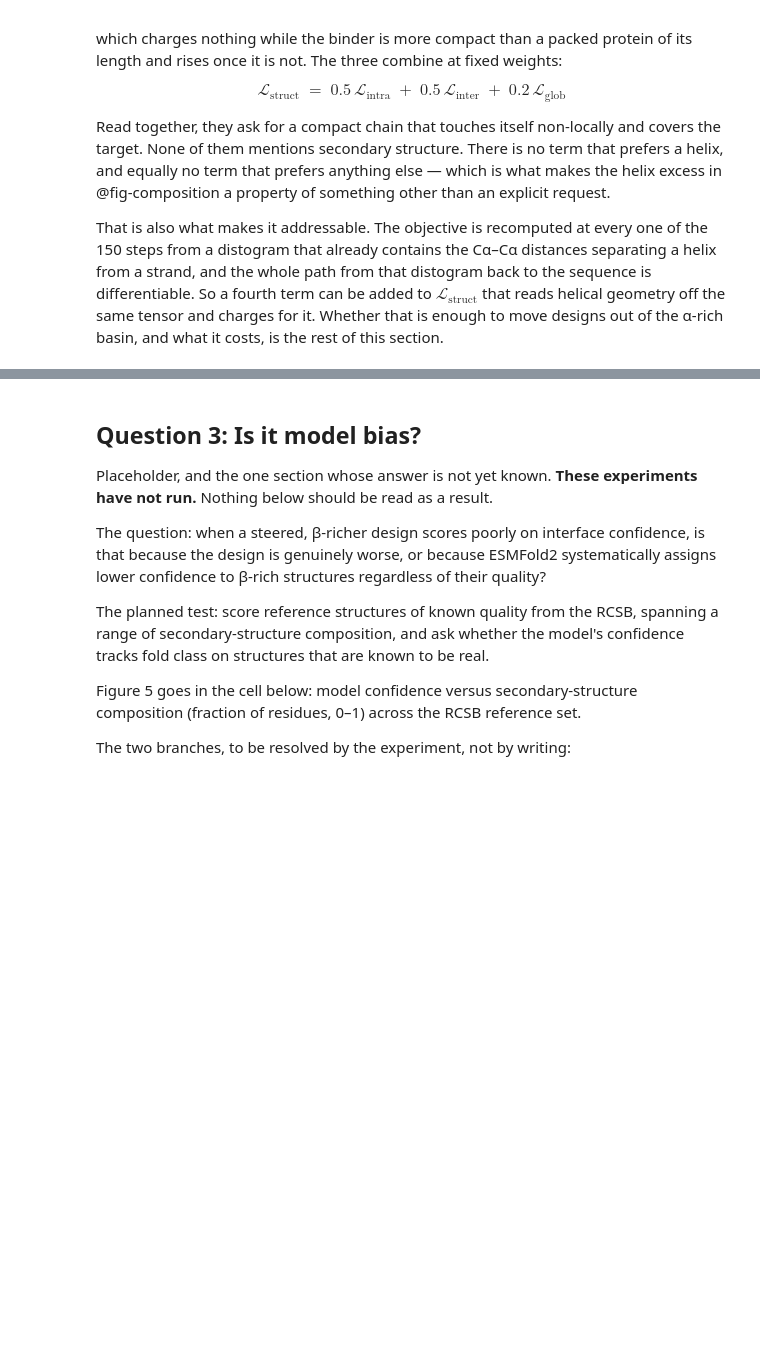
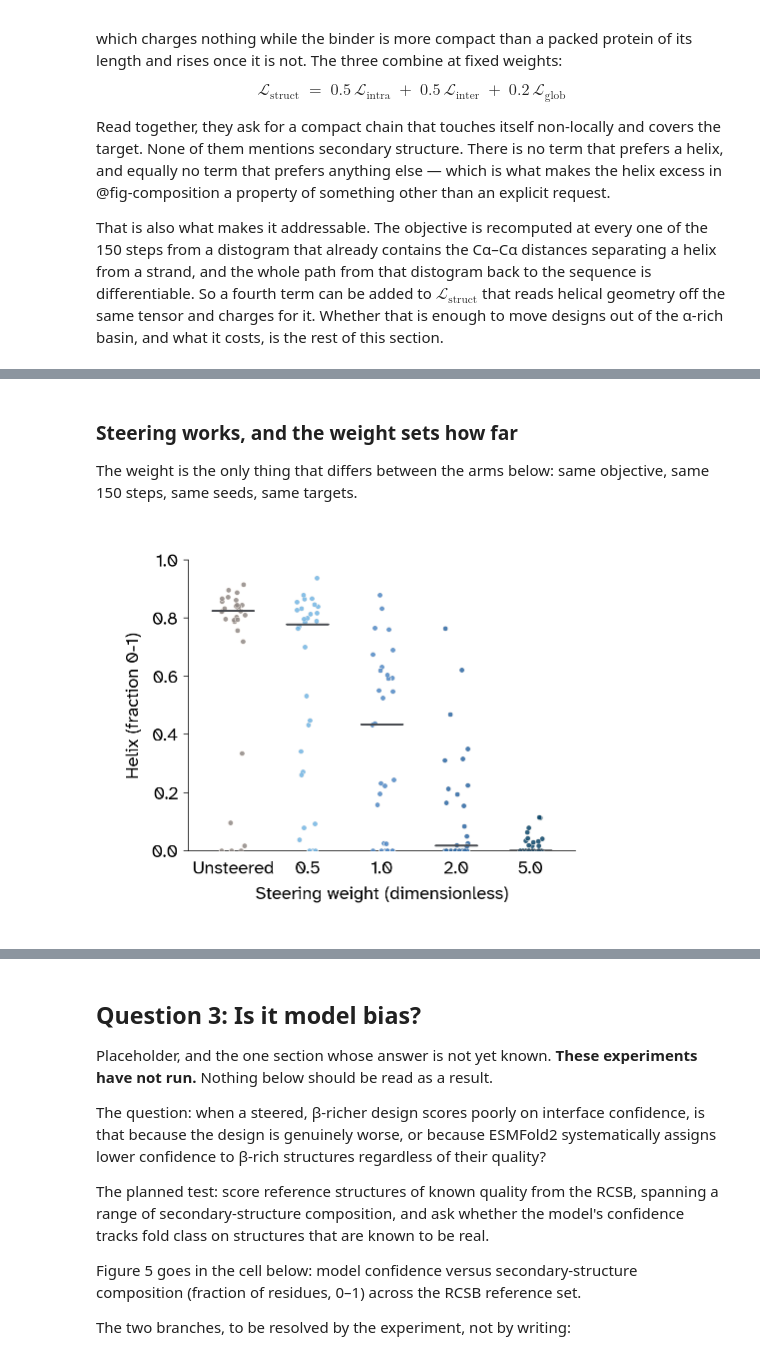
Before and after one commit to Arcadia-Science/esmfold2-secondary-structure-steering, a Jupyter notebook: index.ipynb, the cells around one changed output, grey strips where cells are left out. Drawn from its saved outputs; the diff is of its cells as text; code cells hidden in the pictures; blank space fills up the shorter version.

```diff
--- a/index.ipynb
+++ b/index.ipynb
@@ -356,0 +266,20 @@ for metric in ("iptm", "plddt"):
+# %% [markdown]
+### Steering works, and the weight sets how far
+
+The weight is the only thing that differs between the arms below: same objective, same 150 steps, same seeds, same targets.
+# %%
+#| label: fig-scan
+#| fig-cap: "Secondary-structure composition of every PD-L1 design against steering weight. One dot per design, horizontal position jittered; the bar is the median."
+#| code-fold: true
+#| code-summary: "Code for Figure 2"
+
+figures.scan_strip(
+    steered,
+    "pdl1_igv",
+    "vanilla",
+    STEERED_ARMS,
+    [figures.ARM_LABELS[arm] for arm in STEERED_ARMS],
+    "helix",
+);
+# %% [output]
+[figure, added]
```
Also changed, not shown: parts of 31 cells of this notebook, 14 other files.
